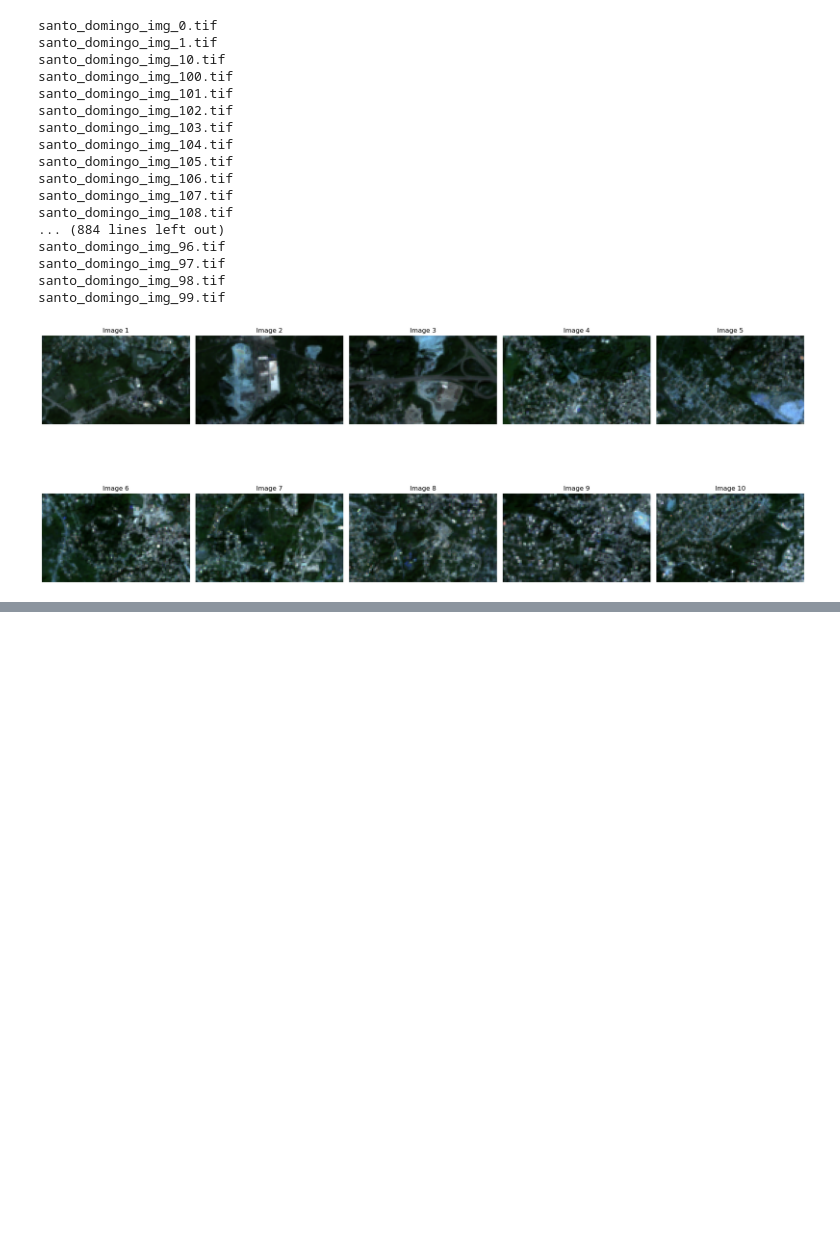
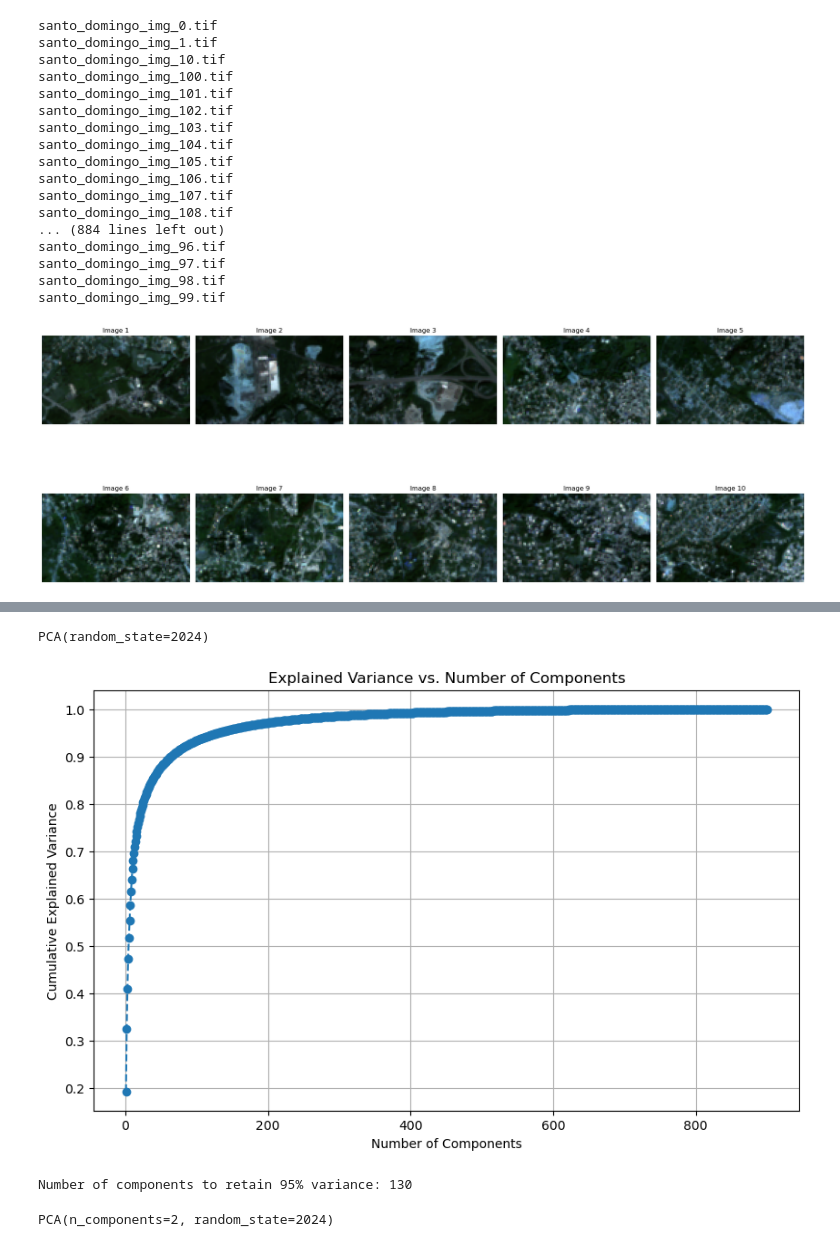
Before and after one commit to JuanesLamilla/TemporalClusterNet, a Jupyter notebook: main.ipynb, the cells around one changed output, grey strips where cells are left out. Saved outputs shown, nothing was run; the diff lists cells and outputs as text; code cells hidden in the pictures; blank space fills up the shorter version.

```diff
--- a/main.ipynb
+++ b/main.ipynb
@@ -241,9 +249,33 @@ df_effnet_features.head(10)
+# %%
+scaler = StandardScaler()
+df_effnet_features_pca = scaler.fit_transform(df_effnet_features)
 # %%
 # Use PCA to reduce the dimensionality of the features
-from sklearn.decomposition import PCA
-
-pca = PCA(n_components="mle", random_state=SEED) # Minka's MLE to guess dimensionality
-pca.fit(df_effnet_features)
-
-# Transform the features
-df_effnet_features_pca = pd.DataFrame(pca.transform(df_effnet_features), index=df_effnet_features.index)
+pca = PCA(random_state=SEED)
+pca.fit(df_effnet_features_pca)
+# %% [output]
+PCA(random_state=2024)
+# %%
+# Plot the cumulative explained variance
+cumulative_explained_variance = np.cumsum(pca.explained_variance_ratio_)
+
+plt.figure(figsize=(10, 6))
+plt.plot(range(1, len(cumulative_explained_variance) + 1), cumulative_explained_variance, marker='o', linestyle='--')
+plt.xlabel('Number of Components')
+plt.ylabel('Cumulative Explained Variance')
+plt.title('Explained Variance vs. Number of Components')
+plt.grid(True)
+plt.show()
+# %% [output]
+[figure, added]
+# %%
+# For example, if you want to retain 95% of the variance
+n_components = np.argmax(cumulative_explained_variance >= 0.95) + 1
+print(f'Number of components to retain 95% variance: {n_components}')
+# %% [output]
+Number of components to retain 95% variance: 130
+# %%
+pca = PCA(n_components=2, random_state=SEED)
+pca.fit(df_effnet_features_pca)
+# %% [output]
+PCA(n_components=2, random_state=2024)
```
Also changed, not shown: parts of 17 cells of this notebook, 2 other files.
